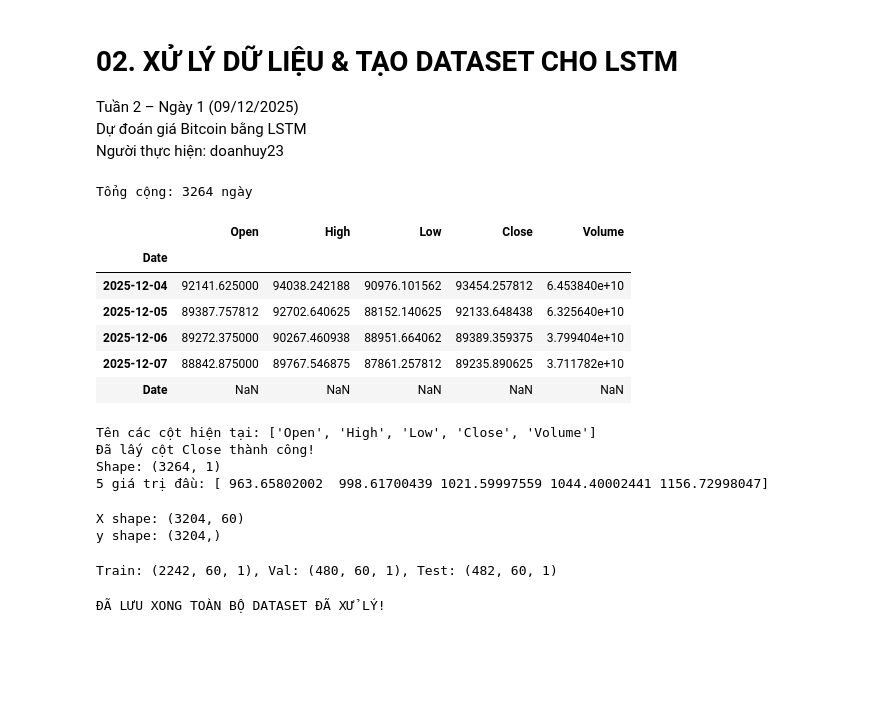
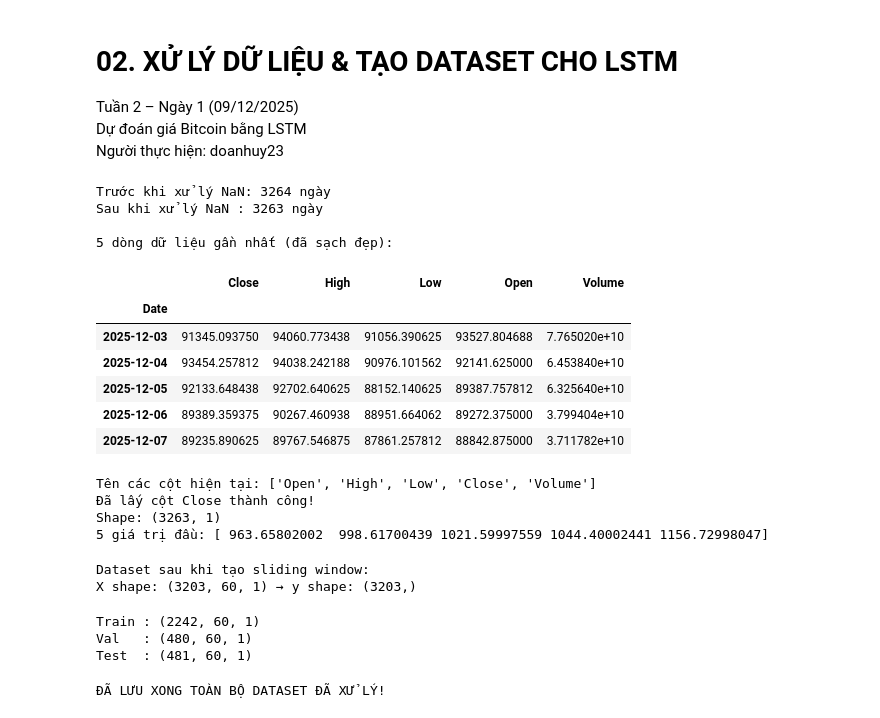
Before and after one commit to doanhuy23/LSTM-Price-Prediction, a Jupyter notebook: processing/02_Preprocessing_and_Dataset.ipynb, the cells around one changed output. Saved outputs shown, nothing was run; the diff lists cells and outputs as text; code cells hidden in the pictures; blank space fills up the shorter version.

```diff
--- a/processing/02_Preprocessing_and_Dataset.ipynb
+++ b/processing/02_Preprocessing_and_Dataset.ipynb
@@ -14,27 +14,34 @@ import os
 # %%
 # Load dữ liệu đã thu thập
 df = pd.read_csv(
     "D:/Code/python/DoAn_LSTM_PredictPrice/data/data/BTC_USD_2017_2025_daily.csv",
     skiprows=2,
     names=['Date', 'Open', 'High', 'Low', 'Close', 'Volume'],
     parse_dates=['Date'],
     index_col='Date'
 )
 
-# Sắp xếp theo ngày tăng dần
+# Sắp xếp ngày tăng dần + loại bỏ NaN (nếu có)
 df = df.sort_index()
+print(f"Trước khi xử lý NaN: {len(df)} ngày")
+df = df.dropna(subset=['Close'])  # rất quan trọng!
+print(f"Sau khi xử lý NaN : {len(df)} ngày")
 
-print(f"\nTổng cộng: {len(df)} ngày")
-df.tail()
+# Hiển thị đẹp như ảnh bạn muốn (5 dòng gần nhất)
+print("\n5 dòng dữ liệu gần nhất (đã sạch đẹp):")
+display(df[['Close', 'High', 'Low', 'Open', 'Volume']].tail())
 # %% [output]
-Tổng cộng: 3264 ngày
+Trước khi xử lý NaN: 3264 ngày
+Sau khi xử lý NaN : 3263 ngày
+
+5 dòng dữ liệu gần nhất (đã sạch đẹp):
-|  | Open | High | Low | Close | Volume |
+|  | Close | High | Low | Open | Volume |
 | Date |  |  |  |  |  |
-| 2025-12-04 | 92141.625000 | 94038.242188 | 90976.101562 | 93454.257812 | 6.453840e+10 |
-| 2025-12-05 | 89387.757812 | 92702.640625 | 88152.140625 | 92133.648438 | 6.325640e+10 |
-| 2025-12-06 | 89272.375000 | 90267.460938 | 88951.664062 | 89389.359375 | 3.799404e+10 |
-| 2025-12-07 | 88842.875000 | 89767.546875 | 87861.257812 | 89235.890625 | 3.711782e+10 |
-| Date | NaN | NaN | NaN | NaN | NaN |
+| 2025-12-03 | 91345.093750 | 94060.773438 | 91056.390625 | 93527.804688 | 7.765020e+10 |
+| 2025-12-04 | 93454.257812 | 94038.242188 | 90976.101562 | 92141.625000 | 6.453840e+10 |
+| 2025-12-05 | 92133.648438 | 92702.640625 | 88152.140625 | 89387.757812 | 6.325640e+10 |
+| 2025-12-06 | 89389.359375 | 90267.460938 | 88951.664062 | 89272.375000 | 3.799404e+10 |
+| 2025-12-07 | 89235.890625 | 89767.546875 | 87861.257812 | 88842.875000 | 3.711782e+10 |
 # %%
 # In ra tên cột để kiểm tra (bạn sẽ thấy đúng là 'Close')
 print("Tên các cột hiện tại:", df.columns.tolist())
@@ -48,7 +55,7 @@ print("5 giá trị đầu:", data[:5].flatten())
 # %% [output]
 Tên các cột hiện tại: ['Open', 'High', 'Low', 'Close', 'Volume']
 Đã lấy cột Close thành công!
-Shape: (3264, 1)
+Shape: (3263, 1)
 5 giá trị đầu: [ 963.65802002  998.61700439 1021.59997559 1044.40002441 1156.72998047]
 # %%
 scaler = MinMaxScaler(feature_range=(0, 1))
@@ -65,25 +72,34 @@ def create_dataset(dataset, window_size=60):
 window_size = 60
 X, y = create_dataset(scaled_data, window_size)
 
-print(f"X shape: {X.shape}")   # (số mẫu, 60)
-print(f"y shape: {y.shape}")   # (số mẫu,)
+# Reshape cho LSTM: [samples, timesteps, features]
+X = X.reshape(X.shape[0], X.shape[1], 1)
+
+print(f"\nDataset sau khi tạo sliding window:")
+print(f"X shape: {X.shape} → y shape: {y.shape}")
 # %% [output]
-X shape: (3204, 60)
-y shape: (3204,)
+Dataset sau khi tạo sliding window:
+X shape: (3203, 60, 1) → y shape: (3203,)
 # %%
-# Reshape thành [samples, timesteps, features]
-X = X.reshape((X.shape[0], X.shape[1], 1))
+# Chia train / val / test (70% / 15% / 15%)
+train_size = int(len(X) * 0.70)
+val_size   = int(len(X) * 0.15)
 
-# Chia train / val / test = 70% / 15% / 15%
-train_size = int(len(X) * 0.70)
-val_size = int(len(X) * 0.15)
+X_train = X[:train_size]
+X_val   = X[train_size:train_size + val_size]
+X_test  = X[train_size + val_size:]
 
-X_train, X_val, X_test = X[:train_size], X[train_size:train_size+val_size], X[train_size+val_size:]
-y_train, y_val, y_test = y[:train_size], y[train_size:train_size+val_size], y[train_size+val_size:]
+y_train = y[:train_size]
+y_val   = y[train_size:train_size + val_size]
+y_test  = y[train_size + val_size:]
 
-print(f"Train: {X_train.shape}, Val: {X_val.shape}, Test: {X_test.shape}")
+print(f"Train : {X_train.shape}")
+print(f"Val   : {X_val.shape}")
+print(f"Test  : {X_test.shape}")
 # %% [output]
-Train: (2242, 60, 1), Val: (480, 60, 1), Test: (482, 60, 1)
+Train : (2242, 60, 1)
+Val   : (480, 60, 1)
+Test  : (481, 60, 1)
 # %%
 os.makedirs("data/processed", exist_ok=True)
 
```
Also changed, not shown: 3 other files.
